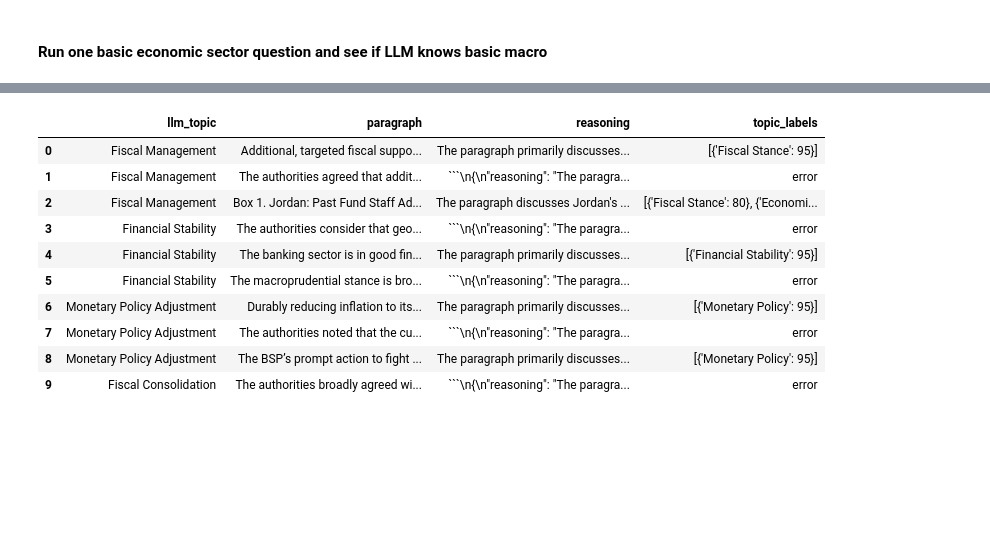
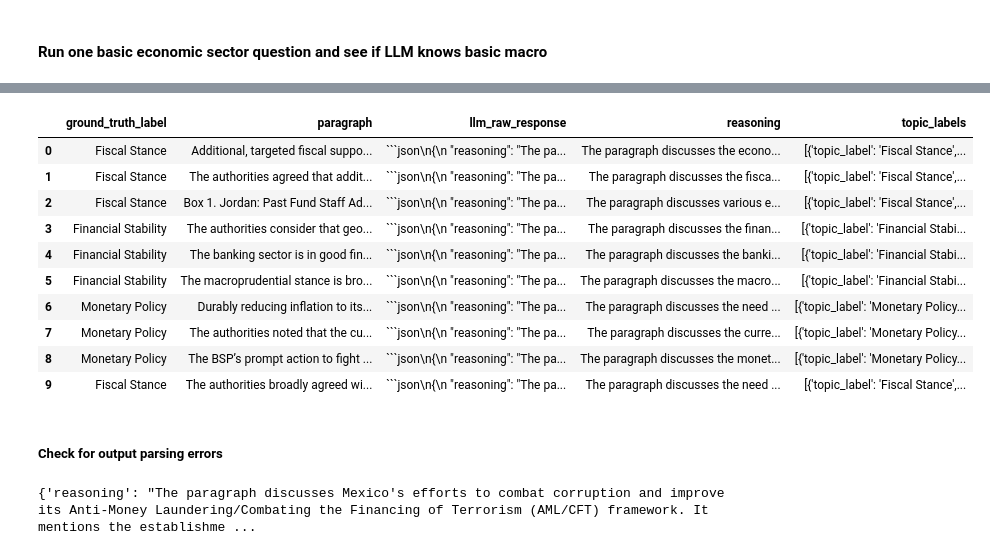
Before and after one commit to johnsonice/Fund_ISR, a Jupyter notebook: notebooks/detailed_topic_classification_llm_open_model.ipynb, the cells around one changed output, grey strips where cells are left out. Saved outputs shown, nothing was run; the diff lists cells and outputs as text; code cells hidden in the pictures; blank space fills up the shorter version.

Commit message:
add output fixing llm

````diff
--- a/notebooks/detailed_topic_classification_llm_open_model.ipynb
+++ b/notebooks/detailed_topic_classification_llm_open_model.ipynb
@@ -78,2 +112,5 @@ The Los Angeles Dodgers won the World Series in 2020, defeating the Tampa Bay Ra
 # %% [markdown]
 #### Try one paragraph and see how well it works
+# %%
+df = pd.read_csv('/root/data/Fund/CSR/detailed_topic_identification_eval_small.csv')
+df.head()
@@ -80,7 +124,6 @@ The Los Angeles Dodgers won the World Series in 2020, defeating the Tampa Bay Ra
 # %%
-df = pd.read_csv('/root/data/Fund/CSR/llm_detailed_topic_results.csv')
 df.rename(columns={"paragraph": "examples"}, inplace=True)
-print(df.iloc[0]['llm_topic'])
-print(df.iloc[0]['examples'])
-test_input = df.iloc[0]
+print(df.iloc[2]['ground_truth_label'])
+print(df.iloc[2]['examples'])
+test_input = df.iloc[2]
 # %% [output]
@@ -171,6 +146,4 @@ if 'gemma' in llm_agent.model:
 #print(topic_identify_simple_pt['Human'].format(PARA=test_input['examples']))
 topic_pt_temp = copy.copy(topic_identify_simple_pt)
 topic_pt_temp['Human']=topic_identify_simple_pt['Human'].format(PARA=test_input['examples'])
-res = llm_agent.get_response_content(prompt_template=topic_pt_temp)
-res_dict = llm_agent.parse_load_json_str(res)
-print(res_dict)
+res = llm_agent.get_response_content(prompt_template=topic_pt_temp,max_tokens=4096)
@@ -181,9 +161,11 @@ sample_results = []
 for idx,r in tqdm(df.iterrows()):
     topic_pt_temp = copy.copy(topic_identify_simple_pt)
     topic_pt_temp['Human']=topic_identify_simple_pt['Human'].format(PARA=r['examples'])
-    res = llm_agent.get_response_content(prompt_template=topic_pt_temp)
+    res = llm_agent.get_response_content(prompt_template=topic_pt_temp,max_tokens=4096)
     try:
-        res_dict = llm_agent.parse_load_json_str(res)
-        sample_results.append([r['llm_topic'],r['examples'],res_dict['reasoning'],res_dict['topic_labels']])
+        #res_dict = llm_agent.parse_load_json_str(res)
+        #sample_results.append([r['llm_topic'],r['examples'],res_dict['reasoning'],res_dict['topic_labels']])
+        res_dict = parser.parse(res).dict()
+        sample_results.append([r['ground_truth_label'],r['examples'],res,res_dict['reasoning'],res_dict['topic_labels']])
     except:
-        sample_results.append([r['llm_topic'],r['examples'],res,'error'])
+        sample_results.append([r['ground_truth_label'],r['examples'],res,None,None])
@@ -190,15 +180,17 @@ for idx,r in tqdm(df.iterrows()):
 # %%
-res_df = pd.DataFrame(sample_results,columns=['llm_topic','paragraph','reasoning','topic_labels'])
+res_df = pd.DataFrame(sample_results,columns=['ground_truth_label','paragraph','llm_raw_response','reasoning','topic_labels'])
 res_df.head(10)
 # %% [output]
-|  | llm_topic | paragraph | reasoning | topic_labels |
-| 0 | Fiscal Management | Additional, targeted fiscal suppo... | The paragraph primarily discusses... | [{'Fiscal Stance': 95}] |
-| 1 | Fiscal Management | The authorities agreed that addit... | ```\n{\n"reasoning": "The paragra... | error |
-| 2 | Fiscal Management | Box 1. Jordan: Past Fund Staff Ad... | The paragraph discusses Jordan's ... | [{'Fiscal Stance': 80}, {'Economi... |
-| 3 | Financial Stability | The authorities consider that geo... | ```\n{\n"reasoning": "The paragra... | error |
-| 4 | Financial Stability | The banking sector is in good fin... | The paragraph primarily discusses... | [{'Financial Stability': 95}] |
-| 5 | Financial Stability | The macroprudential stance is bro... | ```\n{\n"reasoning": "The paragra... | error |
-| 6 | Monetary Policy Adjustment | Durably reducing inflation to its... | The paragraph primarily discusses... | [{'Monetary Policy': 95}] |
-| 7 | Monetary Policy Adjustment | The authorities noted that the cu... | ```\n{\n"reasoning": "The paragra... | error |
-| 8 | Monetary Policy Adjustment | The BSP’s prompt action to fight ... | The paragraph primarily discusses... | [{'Monetary Policy': 95}] |
-| 9 | Fiscal Consolidation | The authorities broadly agreed wi... | ```\n{\n"reasoning": "The paragra... | error |
+|  | ground_truth_label | paragraph | llm_raw_response | reasoning | topic_labels |
+| 0 | Fiscal Stance | Additional, targeted fiscal suppo... | ```json\n{\n "reasoning": "The pa... | The paragraph discusses the econo... | [{'topic_label': 'Fiscal Stance',... |
+| 1 | Fiscal Stance | The authorities agreed that addit... | ```json\n{\n "reasoning": "The pa... | The paragraph discusses the fisca... | [{'topic_label': 'Fiscal Stance',... |
+| 2 | Fiscal Stance | Box 1. Jordan: Past Fund Staff Ad... | ```json\n{\n "reasoning": "The pa... | The paragraph discusses various e... | [{'topic_label': 'Fiscal Stance',... |
+| 3 | Financial Stability | The authorities consider that geo... | ```json\n{\n "reasoning": "The pa... | The paragraph discusses the finan... | [{'topic_label': 'Financial Stabi... |
+| 4 | Financial Stability | The banking sector is in good fin... | ```json\n{\n "reasoning": "The pa... | The paragraph discusses the banki... | [{'topic_label': 'Financial Stabi... |
+| 5 | Financial Stability | The macroprudential stance is bro... | ```json\n{\n "reasoning": "The pa... | The paragraph discusses the macro... | [{'topic_label': 'Financial Stabi... |
+| 6 | Monetary Policy | Durably reducing inflation to its... | ```json\n{\n "reasoning": "The pa... | The paragraph discusses the need ... | [{'topic_label': 'Monetary Policy... |
+| 7 | Monetary Policy | The authorities noted that the cu... | ```json\n{\n "reasoning": "The pa... | The paragraph discusses the curre... | [{'topic_label': 'Monetary Policy... |
+| 8 | Monetary Policy | The BSP’s prompt action to fight ... | ```json\n{\n "reasoning": "The pa... | The paragraph discusses the monet... | [{'topic_label': 'Monetary Policy... |
+| 9 | Fiscal Stance | The authorities broadly agreed wi... | ```json\n{\n "reasoning": "The pa... | The paragraph discusses the need ... | [{'topic_label': 'Fiscal Stance',... |
+# %% [markdown]
+##### Check for output parsing errors
@@ -204,0 +253,9 @@ res_df.head(10)
+# %%
+error_example = res_df[res_df['reasoning'].isna()].iloc[0]
+#print(error_example['llm_raw_response'])
+output_fixing_pt_temp = copy.copy(output_fixing_pt)
+output_fixing_pt_temp['Human']=output_fixing_pt_temp['Human'].format(LLM_OUTPUT=error_example['llm_raw_response'])
+r_dict = custom_llm_result_parsing(error_example['llm_raw_response'],llm_agent,json_parse=True,parser=parser,output_fixing_pt_temp=output_fixing_pt_temp)
+print(r_dict)
+# %% [output]
+{'reasoning': "The paragraph discusses Mexico's efforts to combat corruption and improve its Anti-Money Laundering/Combating the Financing of Terrorism (AML/CFT) framework. It mentions the establishme ...
````
Also changed, not shown: parts of 20 cells of this notebook, 3 other files.
